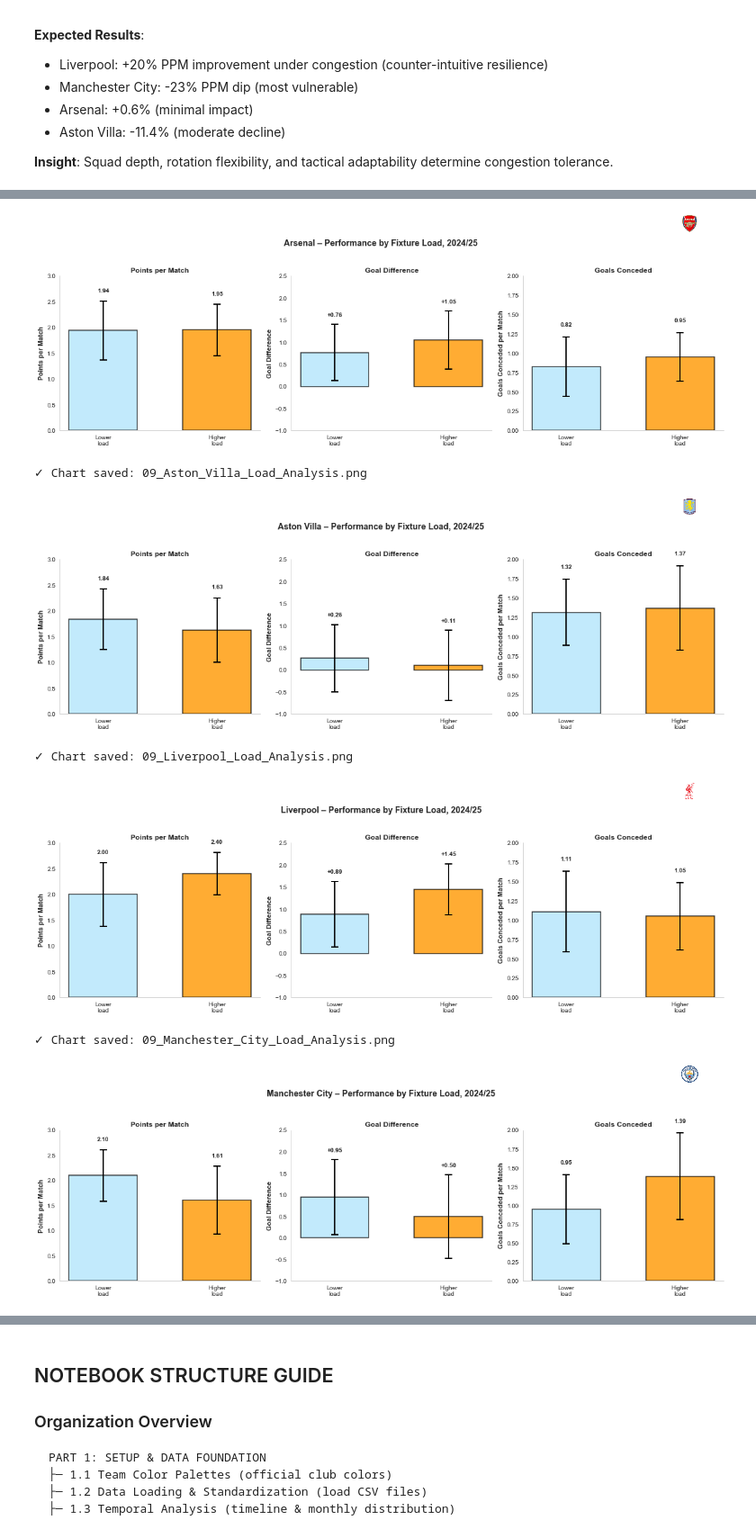
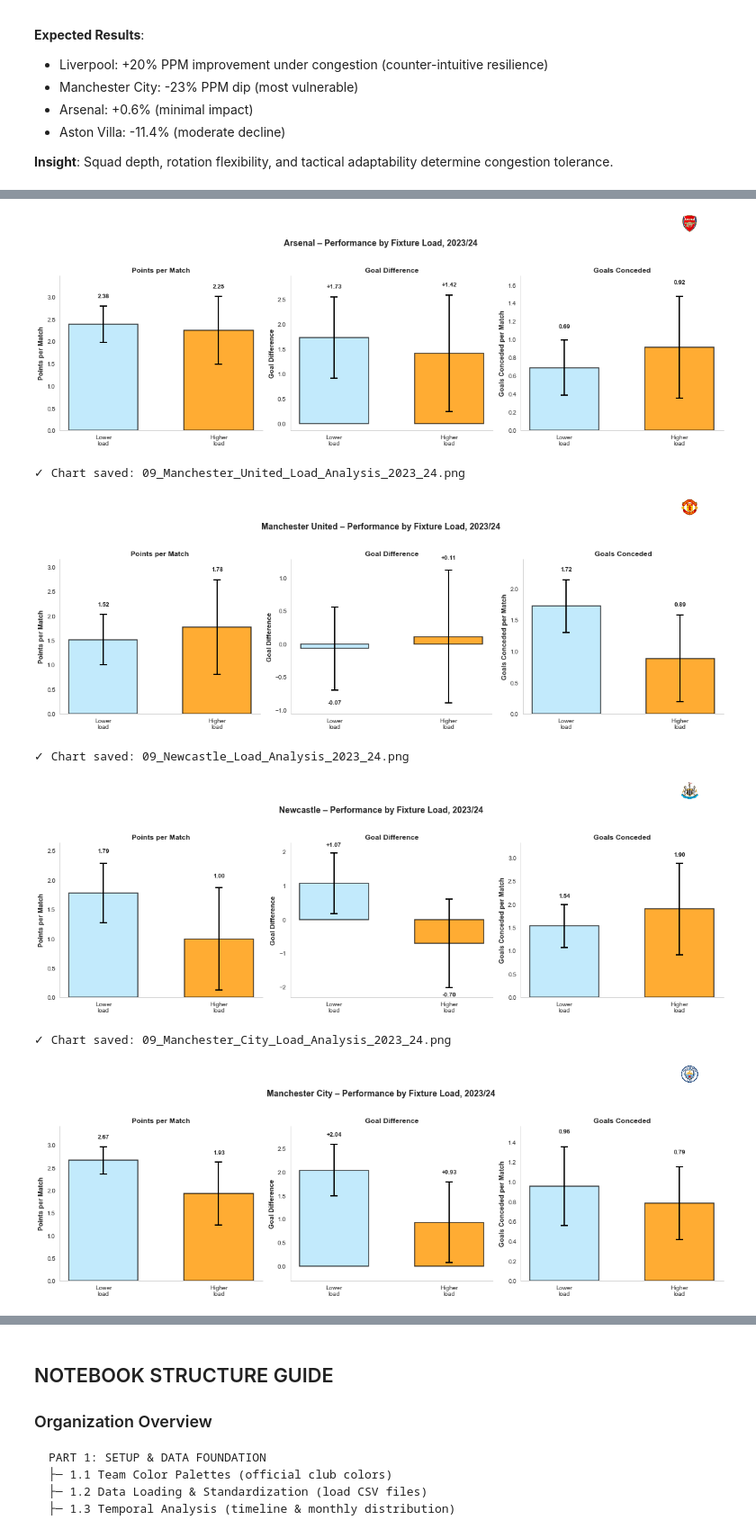
Before and after one commit to mimator2/Fixture-IQ, a Jupyter notebook: EDA/Fixture_IQ_Congestion_Analysis_2023_24.ipynb, the cells around one changed output, grey strips where cells are left out. Shown at 90% size. Saved outputs shown, nothing was run; the diff lists cells and outputs as text; code cells hidden in the pictures.

```diff
--- a/EDA/Fixture_IQ_Congestion_Analysis_2023_24.ipynb
+++ b/EDA/Fixture_IQ_Congestion_Analysis_2023_24.ipynb
@@ -2225,8 +2254,8 @@ print("="*110 + "\n")
 
 # Focus on Premier League matches only
 # Compare: PL after Europe vs PL not after Europe
-pl_matches_europe = master_matches_sorted[
-    master_matches_sorted["competition"] == "Premier League"
+pl_matches_europe = master[
+    master["competition"] == "Premier League"
 ].copy()
 
 pl_matches_europe["europe_context"] = np.where(
@@ -2538,7 +2567,7 @@ print("ANALYSIS 7: ROLLING CONGESTION VS ROLLING PERFORMANCE - TIME SERIES ACROS
 print("="*110 + "\n")
 
 # Ensure data is sorted by team and date
-master_matches_sorted_copy = master_matches_sorted.sort_values(['team', 'date']).reset_index(drop=True)
+master_matches_sorted_copy = master.sort_values(['team', 'date']).reset_index(drop=True)
 
 # Create rolling performance metrics (5-match rolling averages)
 master_matches_sorted_copy['rolling_points_5'] = (
@@ -2593,7 +2622,7 @@ axes_rolling = axes_rolling.flatten()
 team_colors_rolling = {
     'Arsenal': '#EF0107',           # Arsenal red
     'Manchester United': '#DA291C',       # Manchester United red
-    'Newcastle': '#C8102E',         # Liverpool red
+    'Newcastle': '#000000',         # Black
     'Manchester City': '#6CABDD'    # Manchester City sky blue
 }
 
@@ -2749,16 +2778,9 @@ for team in teams_list:
         elif perf_diff < -0.1:
             print(f"  • Assessment: MODERATE CONGESTION IMPACT - Slight performance dip during congestion")
         elif perf_diff < 0:
-
             print(f"  • Assessment: MINIMAL CONGESTION IMPACT - Marginal performance difference")
-
-
         else:
-            print("="*110 + "\n")
-
             print(f"  • Assessment: NO CONGESTION EFFECT - Team maintains/improves performance when busy")
-        print()
-
         print()
 
 print("="*110)
@@ -2878,7 +2900,7 @@ for team_idx, team in enumerate(teams_to_analyze):
     # Set x-axis to month labels only
     ax_cong_gd.set_xticks(month_ticks)
     ax_cong_gd.set_xticklabels(month_tick_labels, fontsize=10)
-    ax_cong_gd.set_xlim(pd.Timestamp('2024-07-15'), pd.Timestamp('2025-06-15'))
+    ax_cong_gd.set_xlim(pd.Timestamp('2023-08-01'), pd.Timestamp('2024-06-01'))
 
     # Remove gridlines for cleaner look
     ax_cong_gd.grid(False)
@@ -3015,14 +3037,14 @@ Manchester City:
 # Use binary classification since no matches fall into "high load 5+" category
 
 # Apply binary load classification
-master_matches_sorted["load_14d_category"] = np.where(
-    master_matches_sorted["matches_last_14_days"] <= 2,
+master["load_14d_category"] = np.where(
+    master["matches_last_14_days"] <= 2,
     "Lower load\n0–2 matches",
     "Higher load\n3+ matches"
 )
 
 # Filter to Premier League only
-pl_matches_load = master_matches_sorted[master_matches_sorted['competition'] == 'Premier League'].copy()
+pl_matches_load = master[master['competition'] == 'Premier League'].copy()
 
 print("="*100)
 print("PREMIER LEAGUE PERFORMANCE BY RECENT FIXTURE LOAD, 2023/24")
@@ -3143,7 +3165,7 @@ fig_load.suptitle('Premier League Performance by Recent Fixture Load, 2023/24',
 plt.tight_layout()
 
 # Save figure
-output_file_load = output_dir / '08_Performance_by_14day_Load_Category_2023_24.png'
+output_file_load = output_dir / '09_Performance_by_14day_Load_Category_2023_24.png'
 plt.savefig(output_file_load, dpi=300, bbox_inches='tight')
 print(f"\n✓ Chart saved: {output_file_load.name}")
 
@@ -3362,7 +3384,9 @@ for team in teams_list:
     ax1.set_title('Points per Match', fontsize=12, fontweight='bold')
     ax1.set_xticks(x_pos)
     ax1.set_xticklabels(['Lower\nload', 'Higher\nload'], fontsize=10)
-    ax1.set_ylim(0, 3.0)
+    # Dynamic y-axis range based on data + error bars
+    y_max_ppm = (team_data['points_mean'] + ppm_ci).max() * 1.15
+    ax1.set_ylim(0, y_max_ppm)
     ax1.grid(False)
     ax1.spines['top'].set_visible(False)
     ax1.spines['right'].set_visible(False)
@@ -3383,7 +3407,11 @@ for team in teams_list:
     ax2.set_title('Goal Difference', fontsize=12, fontweight='bold')
     ax2.set_xticks(x_pos)
     ax2.set_xticklabels(['Lower\nload', 'Higher\nload'], fontsize=10)
-    ax2.set_ylim(-1, 2.5)
+    # Dynamic y-axis range for symmetric data (with negative values)
+    max_gd = (team_data['gd_mean'] + gd_ci).max()
+    min_gd = (team_data['gd_mean'] - gd_ci).min()
+    y_padding_gd = max(abs(max_gd), abs(min_gd)) * 0.15
+    ax2.set_ylim(min_gd - y_padding_gd, max_gd + y_padding_gd)
     ax2.grid(False)
     ax2.spines['top'].set_visible(False)
     ax2.spines['right'].set_visible(False)
@@ -3406,7 +3434,9 @@ for team in teams_list:
     ax3.set_title('Goals Conceded', fontsize=12, fontweight='bold')
     ax3.set_xticks(x_pos)
     ax3.set_xticklabels(['Lower\nload', 'Higher\nload'], fontsize=10)
-    ax3.set_ylim(0, 2.0)
+    # Dynamic y-axis range based on data + error bars
+    y_max_ga = (team_data['ga_mean'] + ga_ci).max() * 1.15
+    ax3.set_ylim(0, y_max_ga)
     ax3.grid(False)
     ax3.spines['top'].set_visible(False)
     ax3.spines['right'].set_visible(False)
@@ -3492,10 +3522,10 @@ Manchester City:
-[figure, old version]
+[figure, new version]
-✓ Chart saved: 09_Aston_Villa_Load_Analysis.png
+✓ Chart saved: 09_Manchester_United_Load_Analysis_2023_24.png
-[figure, old version]
+[figure, new version]
-✓ Chart saved: 09_Liverpool_Load_Analysis.png
+✓ Chart saved: 09_Newcastle_Load_Analysis_2023_24.png
-[figure, old version]
+[figure, new version]
-✓ Chart saved: 09_Manchester_City_Load_Analysis.png
+✓ Chart saved: 09_Manchester_City_Load_Analysis_2023_24.png
-[figure, old version]
+[figure, new version]
 ====================================================================================================
 KEY OBSERVATIONS BY TEAM
 ====================================================================================================
```
Also changed, not shown: parts of 14 cells of this notebook, 1 other file.
